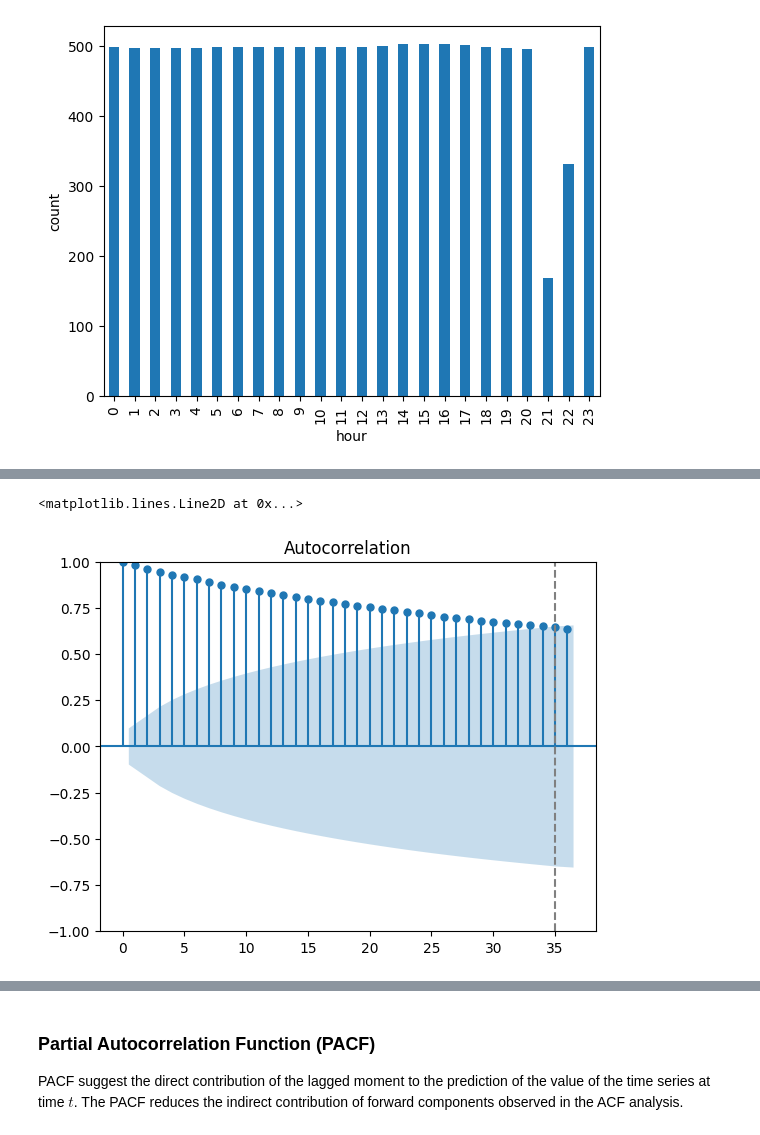
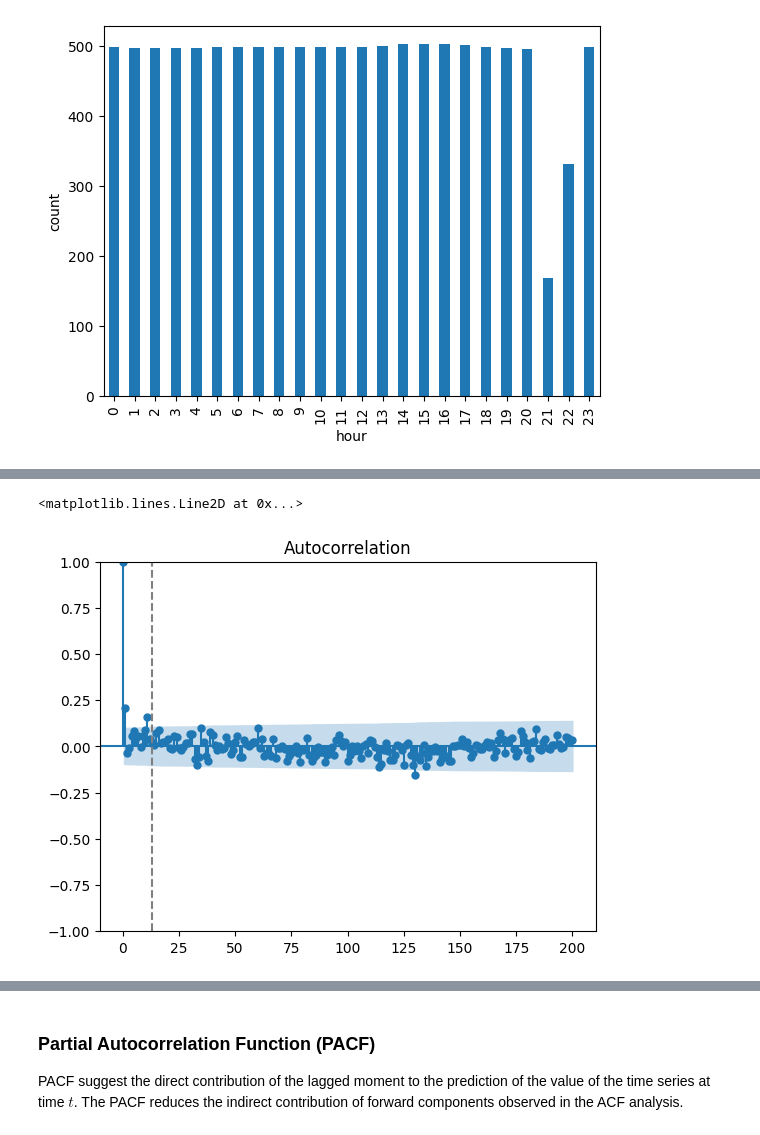
Before and after one commit to IU-Capstone-Project-2025/Metalytics, a Jupyter notebook: ml/notebooks/01_filter_design.ipynb, the cells around one changed output, grey strips where cells are left out. Saved outputs shown, nothing was run; the diff lists cells and outputs as text; code cells hidden in the pictures.

```diff
--- a/ml/notebooks/01_filter_design.ipynb
+++ b/ml/notebooks/01_filter_design.ipynb
@@ -552,0 +595,3 @@ Moreover, the significance area is computed to detect correlation components tha
+# %%
+dataset_usd_gld = (dataset_gold['USD'] - dataset_gold['USD'].mean()) / dataset_gold['USD'].std()
+dataset_aug_cls = (dataset_us_aug['Close'] - dataset_us_aug['Close'].mean()) / dataset_us_aug['Close'].std()
@@ -552,0 +638,3 @@ Moreover, the significance area is computed to detect correlation components tha
+# %%
+returns_usd_gld = dataset_usd_gld.diff().dropna()
+returns_us_aug = dataset_aug_cls.diff().dropna()
@@ -552,0 +671,5 @@ Moreover, the significance area is computed to detect correlation components tha
+# %%
+usd_gld_annual_volatility = returns_usd_gld.groupby(returns_usd_gld.index.year).std()
+usd_gld_annual_volatility_reindexed = returns_usd_gld.index.map(lambda d : usd_gld_annual_volatility.loc[d.year])
+# %%
+returns_usd_gld /= usd_gld_annual_volatility_reindexed
@@ -553,7 +696,7 @@ Moreover, the significance area is computed to detect correlation components tha
 # %%
 # USD Gold Dataset
-gld_acf = plot_acf(dataset_gold['USD'], lags=36)
-gld_acf.axes[0].axvline(x=35, linestyle='--', color='grey')
+gld_acf = plot_acf(returns_usd_gld, lags=200)
+gld_acf.axes[0].axvline(x=13, linestyle='--', color='grey')
 # %% [output]
 <matplotlib.lines.Line2D at 0x...>
-[figure, old version]
+[figure, new version]
```
Also changed, not shown: parts of 88 cells of this notebook, 1 other file.
